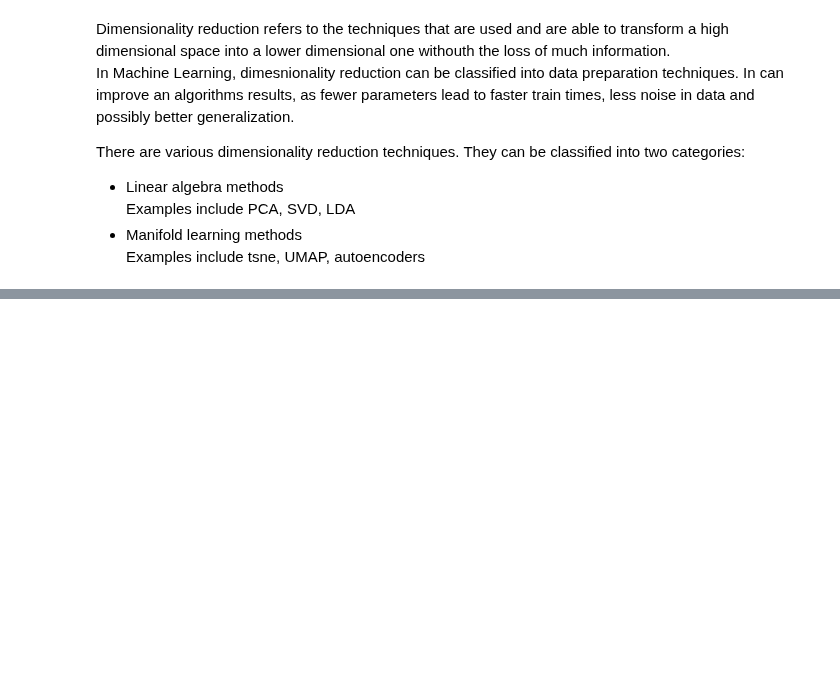
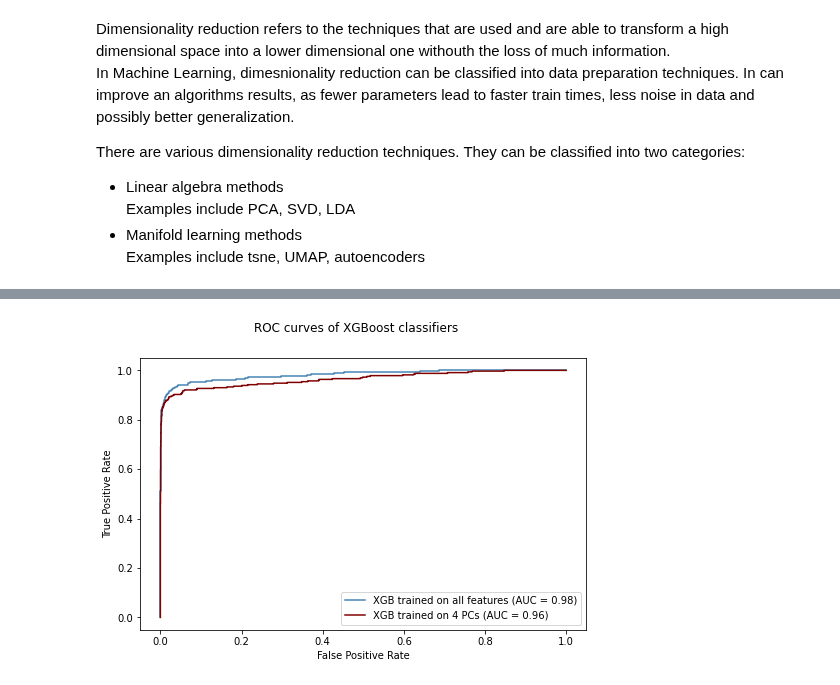
Before and after one commit to foukonana/MSc_MachineLearning_Asgmts, a Jupyter notebook: Assignments/Asgmt7_FeatureSelection/asgmt7_dim_reduction_afoudouli.ipynb, the cells around one changed output, grey strips where cells are left out. Drawn from its saved outputs; the diff is of its cells as text; code cells hidden in the pictures; blank space fills up the shorter version.

Commit message:
roc-curves, model combared with baseline

```diff
--- a/Assignments/Asgmt7_FeatureSelection/asgmt7_dim_reduction_afoudouli.ipynb
+++ b/Assignments/Asgmt7_FeatureSelection/asgmt7_dim_reduction_afoudouli.ipynb
@@ -70,5 +79,10 @@ clf = XGBClassifier(n_jobs=-1)
 # %%
-full_dim_pipe = Pipeline([('scaling', scaler),
-                          ('classifier', clf)])
+scaler = StandardScaler()
+pca = PCA(n_components=4)
+clf = XGBClassifier(n_jobs=-1)
 
-full_dim_pipe.fit(X_train, y_train);
+pca_pipe = Pipeline([('scaling', scaler),
+                     ('pca', pca),
+                     ('classifier', clf)])
+
+pca_pipe.fit(X_train, y_train);
@@ -82,0 +89,8 @@ pca_pipe.fit(X_train, y_train);
+# %%
+fig, axs = plt.subplots(nrows=1, ncols=1, figsize=(8, 5), sharey='row')
+plt.suptitle('ROC curves of XGBoost classifiers')
+plot_roc_curve(full_dim_pipe, X_test, y_test, color='steelblue', ax=axs, name='XGB trained on all features')
+plot_roc_curve(pca_pipe, X_test, y_test, color='maroon', ax=axs, name='XGB trained on 4 PCs')
+plt.show()
+# %% [output]
+[figure, added]
```
Also changed, not shown: parts of 5 cells of this notebook.
